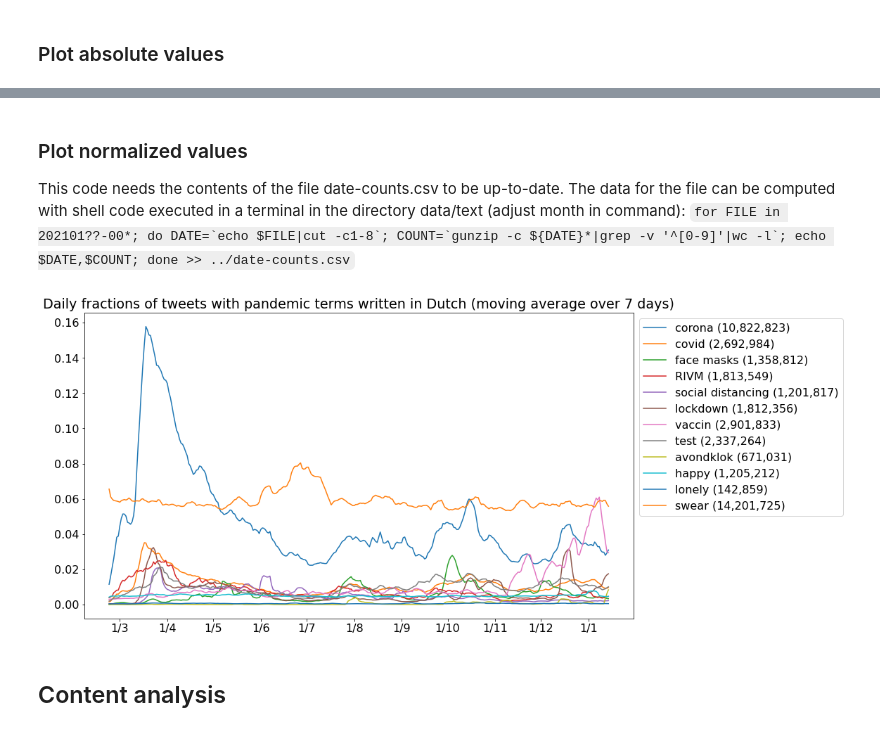
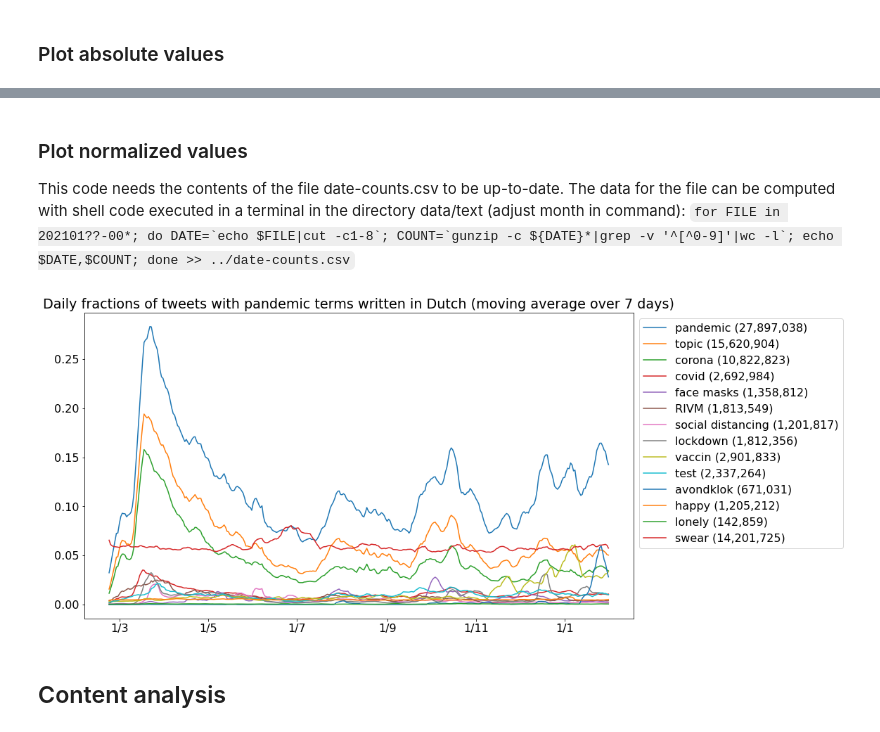
Before and after one commit to puregome/notebooks, a Jupyter notebook: tweet-counts.ipynb, the cells around one changed output, grey strips where cells are left out. Saved outputs shown, nothing was run; the diff lists cells and outputs as text; code cells hidden in the pictures.

````diff
--- a/tweet-counts.ipynb
+++ b/tweet-counts.ipynb
@@ -176,6 +186,7 @@ swear = readCounts(SWEAR)
 test = readCounts(TEST)
 topic = readCounts(TOPIC)
 vaccin = readCounts(VACCIN)
+pandemic = readCounts(PANDEMIC)
 # %%
 def deleteLastElement(myDict):
     if myDict: del(myDict[list(myDict.keys())[-1]])
@@ -186,7 +197,8 @@ def processData(dataContainer,queryName):
     saveCounts(dataContainer,queryName)
     return(dataContainer)
 
-if True:
+if False:
+    pandemic = processData(pandemic, PANDEMIC)
     avondklok = processData(avondklok, "avondklok")
     corona = processData(corona,"corona")
     covid = processData(covid,"covid")
@@ -239,10 +216,10 @@ if True:
 # %%
-data = topic
+data = pandemic
 monthCounts = {}
 for date in data:
     month = str(date)[0:6]
     if not month in monthCounts: monthCounts[month] = 0
     monthCounts[month] += data[date]
 monthCounts["total"] = sum(monthCounts.values())
-sum([monthCounts[month] for month in monthCounts if re.search("^2020", month)])
+sum([monthCounts[month] for month in monthCounts if re.search("^202[10]", month)])
 # %% [output]
@@ -370,7 +380,7 @@ plt.show()
 ### Plot normalized values
 
 This code needs the contents of the file date-counts.csv to be up-to-date. The data for the file can be computed with shell code executed in a terminal in the directory data/text (adjust month in command):
-```for FILE in 202101??-00*; do DATE=`echo $FILE|cut -c1-8`; COUNT=`gunzip -c ${DATE}*|grep -v '^[0-9]'|wc -l`; echo $DATE,$COUNT; done >> ../date-counts.csv```
+```for FILE in 202101??-00*; do DATE=`echo $FILE|cut -c1-8`; COUNT=`gunzip -c ${DATE}*|grep -v '^[^0-9]'|wc -l`; echo $DATE,$COUNT; done >> ../date-counts.csv```
 # %%
 import pandas as pd
 
@@ -397,6 +407,7 @@ avondklokNorm = normalize(dateCounts,avondklok)
 happyNorm = normalize(dateCounts,happy)
 lonelyNorm = normalize(dateCounts,lonely)
 swearNorm = normalize(dateCounts,swear)
+pandemicNorm = normalize(dateCounts,pandemic)
 
 rivmNorm7 = {list(rivmNorm.keys())[i]:summarize(rivmNorm,i,WEEKLENGTH) for i in range(0,len(rivmNorm))}
 coronaNorm7 = {list(coronaNorm.keys())[i]:summarize(coronaNorm,i,WEEKLENGTH) for i in range(0,len(coronaNorm))}
@@ -412,30 +423,32 @@ avondklokNorm7 = {list(avondklokNorm.keys())[i]:summarize(avondklokNorm,i,WEEKLE
 happyNorm7 = {list(happyNorm.keys())[i]:summarize(happyNorm,i,WEEKLENGTH) for i in range(0,len(happyNorm))}
 lonelyNorm7 = {list(lonelyNorm.keys())[i]:summarize(lonelyNorm,i,WEEKLENGTH) for i in range(0,len(lonelyNorm))}
 swearNorm7 = {list(swearNorm.keys())[i]:summarize(swearNorm,i,WEEKLENGTH) for i in range(0,len(swearNorm))}
+pandemicNorm7 = {list(pandemicNorm.keys())[i]:summarize(pandemicNorm,i,WEEKLENGTH) for i in range(0,len(pandemicNorm))}
 # %%
 plt.figure(figsize=(14,8))
 ax2 = plt.subplot(111)
-#ax2.plot_date(stringArrayToDates(topicNorm7.keys()),list(topicNorm7.values()),xdate=True,fmt="-",label=makeLabel("topic",topic))
+ax2.plot_date(stringArrayToDates(pandemicNorm7.keys()),list(pandemicNorm7.values()),xdate=True,fmt="-",label=makeLabel("pandemic",pandemic))
+ax2.plot_date(stringArrayToDates(topicNorm7.keys()),list(topicNorm7.values()),xdate=True,fmt="-",label=makeLabel("topic",topic))
 ax2.plot_date(stringArrayToDates(coronaNorm7.keys()),list(coronaNorm7.values()),xdate=True,fmt="-",label=makeLabel("corona",corona))
 ax2.plot_date(stringArrayToDates(covidNorm7.keys()),list(covidNorm7.values()),xdate=True,fmt="-",label=makeLabel("covid",covid))
 ax2.plot_date(stringArrayToDates(mondkapjeNorm7.keys()),list(mondkapjeNorm7.values()),xdate=True,fmt="-",label=makeLabel("mondkapje",mondkapje))
 ax2.plot_date(stringArrayToDates(rivmNorm7.keys()),list(rivmNorm7.values()),xdate=True,fmt="-",label=makeLabel("rivm",rivm))
 ax2.plot_date(stringArrayToDates(distanceNorm7.keys()),list(distanceNorm7.values()),xdate=True,fmt="-",label=makeLabel("distance",distance))
 ax2.plot_date(stringArrayToDates(lockdownNorm7.keys()),list(lockdownNorm7.values()),xdate=True,fmt="-",label=makeLabel(LOCKDOWN,lockdown))
 ax2.plot_date(stringArrayToDates(vaccinNorm7.keys()),list(vaccinNorm7.values()),xdate=True,fmt="-",label=makeLabel(VACCIN,vaccin))
 ax2.plot_date(stringArrayToDates(testNorm7.keys()),list(testNorm7.values()),xdate=True,fmt="-",label=makeLabel(TEST,test))
 #ax2.plot_date(stringArrayToDates(ikNorm7.keys()),list(ikNorm7.values()),xdate=True,fmt="-",label=makeLabel(IK,ik))
 ax2.plot_date(stringArrayToDates(avondklokNorm7.keys()),list(avondklokNorm7.values()),xdate=True,fmt="-",label=makeLabel("avondklok",avondklok))
 ax2.plot_date(stringArrayToDates(happyNorm7.keys()),list(happyNorm7.values()),xdate=True,fmt="-",label=makeLabel("happy",happy))
 ax2.plot_date(stringArrayToDates(lonelyNorm7.keys()),list(lonelyNorm7.values()),xdate=True,fmt="-",label=makeLabel("lonely",lonely))
 ax2.plot_date(stringArrayToDates(swearNorm7.keys()),list(swearNorm7.values()),xdate=True,fmt="-",label=makeLabel("swear",swear))
 
 ax2.xaxis.set_major_formatter(mdates.DateFormatter("%-d/%-m"))
 plt.title("Daily fractions of tweets with pandemic terms written in Dutch (moving average over 7 days)")
 #plt.xticks([datetime.strptime(d,DATEFORMATPLOT) for d in "20200301 20200401 20200501 20200601 20200701 20200801 20200901 20201001 20201101".split()])
 dummy = ax2.legend(bbox_to_anchor=(1,1), loc="upper left")
 # %% [output]
-[figure, old version]
+[figure, new version]
 # %% [markdown]
 ## Content analysis
 # %%
````
Also changed, not shown: parts of 8 cells of this notebook, 1 other file.
